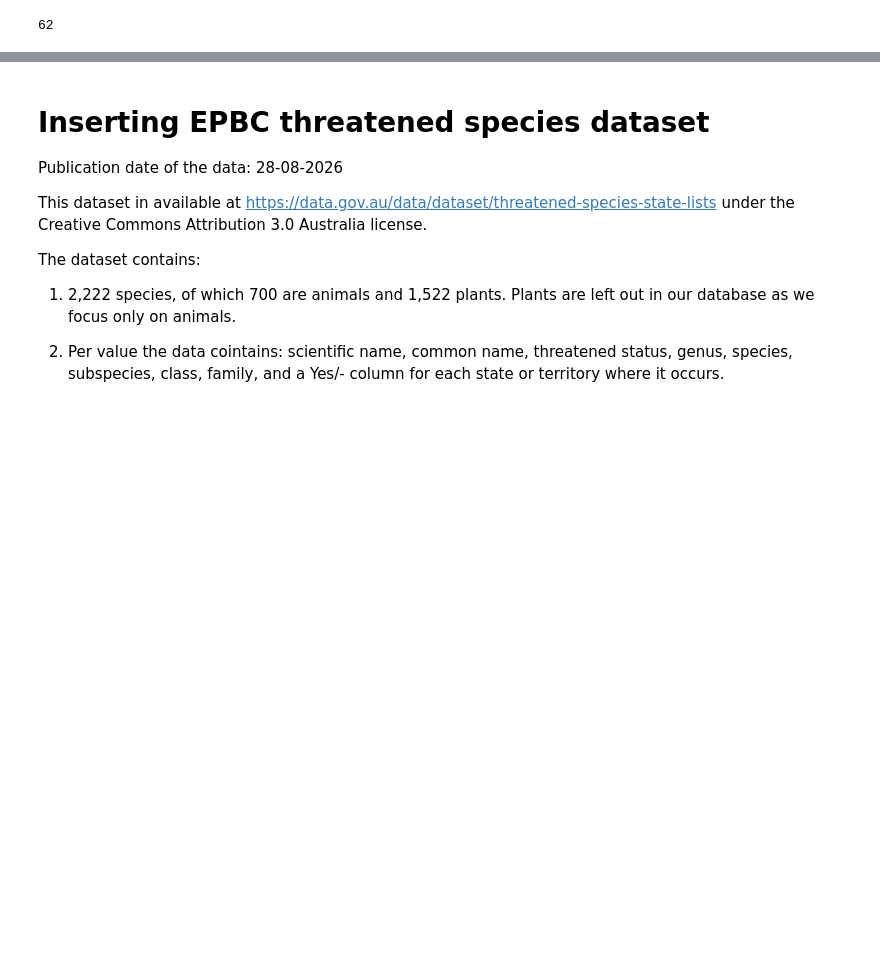
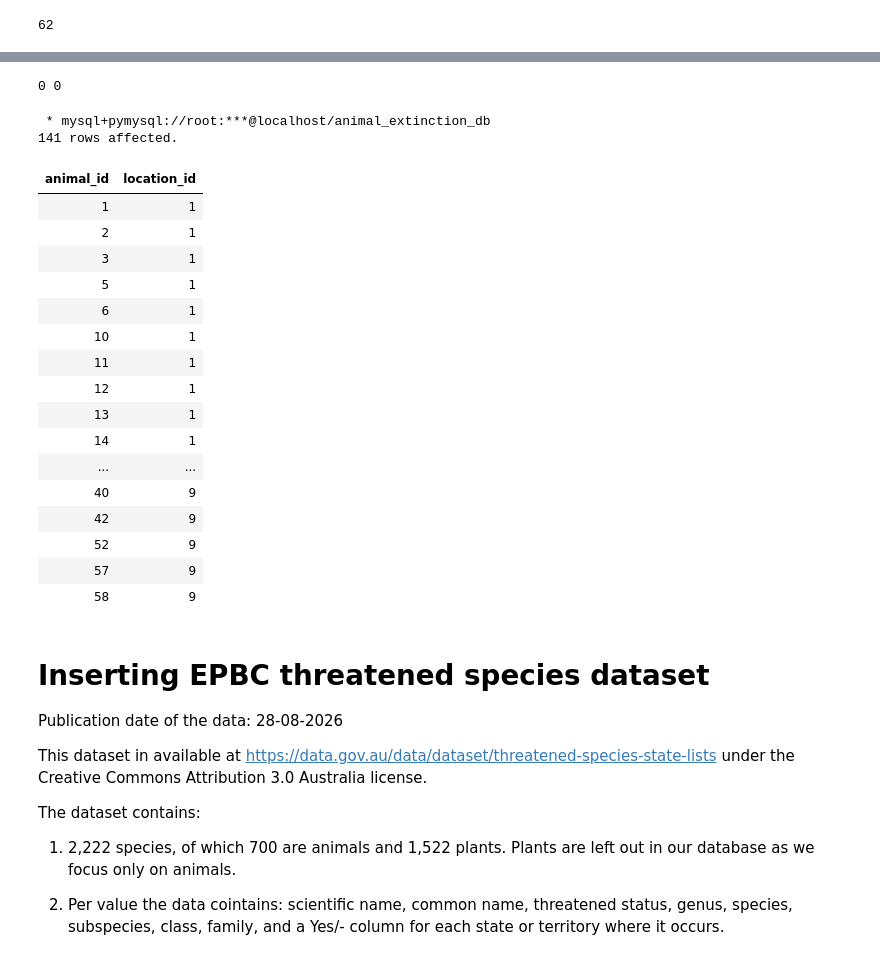
Before and after one commit to evaamuller/Animal_Extintiction_Database, a Jupyter notebook: SQL/Data_Insertion.ipynb, the cells around one changed output, grey strips where cells are left out. Saved outputs shown, nothing was run; the diff lists cells and outputs as text; code cells hidden in the pictures; blank space fills up the shorter version.

```diff
--- a/SQL/Data_Insertion.ipynb
+++ b/SQL/Data_Insertion.ipynb
@@ -402,0 +413,23 @@ Truncated to displaylimit of 10.
+# %%
+# Populating Location_Of_Animal
+
+tsx_links = (
+    tsx[["Scientific Name", "State"]]
+    .dropna()
+    .drop_duplicates()
+)
+
+animal_ids = pd.read_sql(
+    "SELECT animal_id, scientific_name FROM animal_extinction_db.animal", engine)
+location_ids = pd.read_sql(
+    "SELECT location_id, location_name FROM animal_extinction_db.location", engine)
+
+tsx_links = (
+    tsx_links.merge(animal_ids, left_on="Scientific Name", right_on="scientific_name", how="left")
+             .merge(location_ids, left_on="State", right_on="location_name", how="left")
+)
+
+# Checking everything has been matched (yes = all zeros)
+print(tsx_links["animal_id"].isna().sum(), tsx_links["location_id"].isna().sum())
+# %% [output]
+0 0
@@ -403,3 +449,27 @@ Truncated to displaylimit of 10.
+# %%
+%%sql
+SELECT *
+FROM Location_Of_Animal
+# %% [output]
+ * mysql+pymysql://root:***@localhost/animal_extinction_db
+141 rows affected.
+| animal_id | location_id |
+| 1 | 1 |
+| 2 | 1 |
+| 3 | 1 |
+| 5 | 1 |
+| 6 | 1 |
+| 10 | 1 |
+| 11 | 1 |
+| 12 | 1 |
+| 13 | 1 |
+| 14 | 1 |
+| ... | ... |
+| 40 | 9 |
+| 42 | 9 |
+| 52 | 9 |
+| 57 | 9 |
+| 58 | 9 |
 # %% [markdown]
 # Inserting EPBC threatened species dataset
 Publication date of the data: 28-08-2026
```
Also changed, not shown: parts of 24 cells of this notebook, 1 other file.
